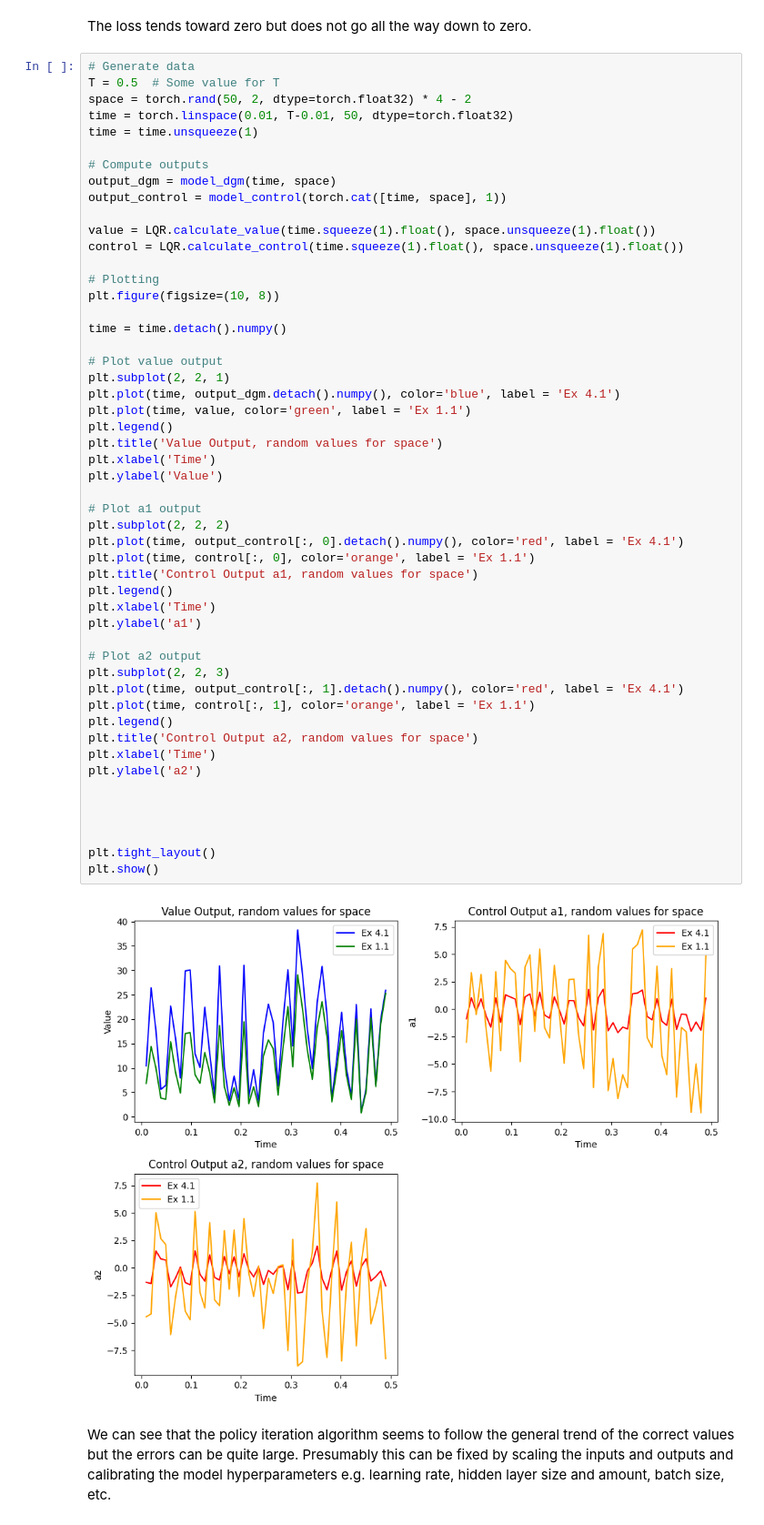
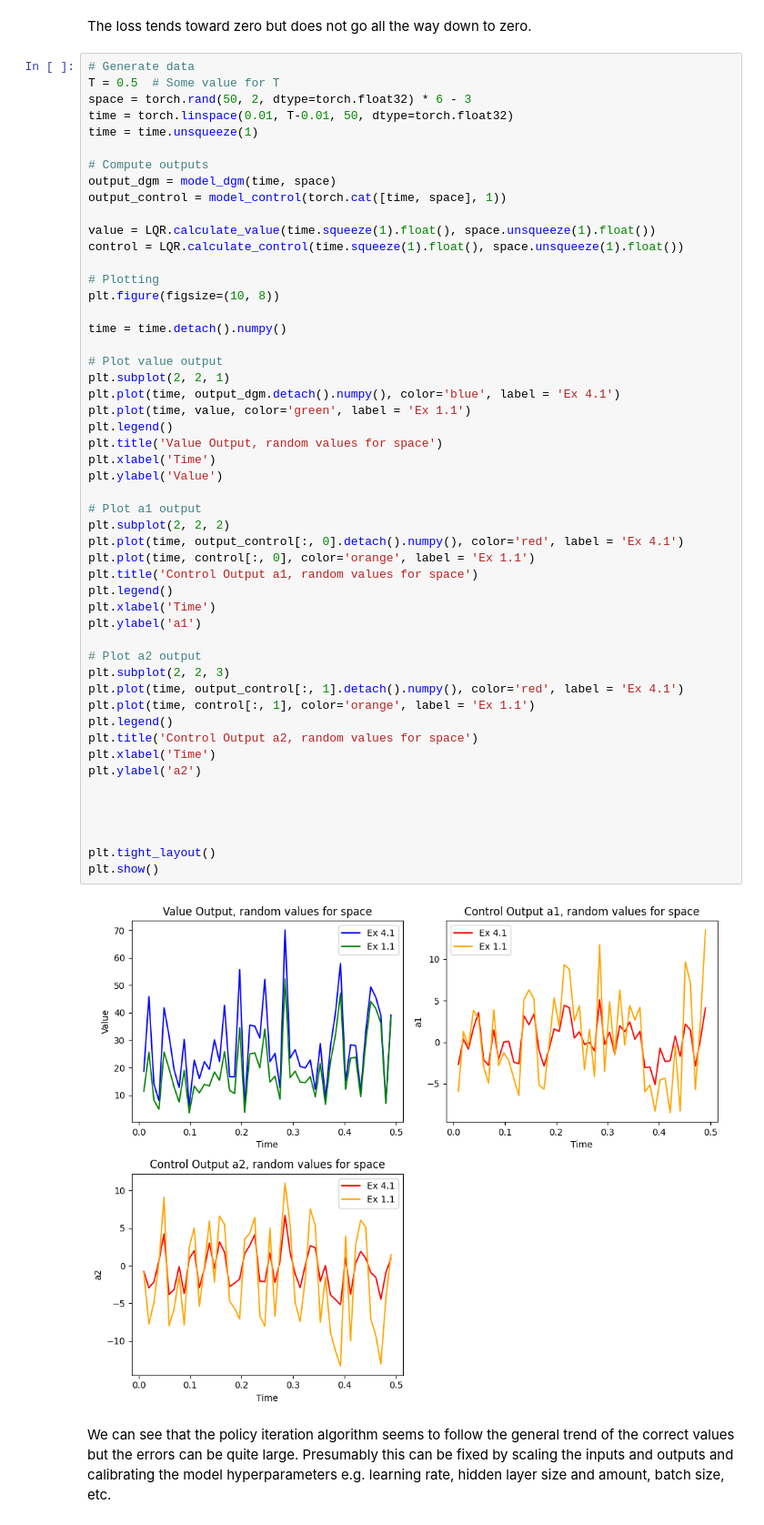
Before and after one commit to axelk99/SCDAA, a Jupyter notebook: Main.ipynb, the cells around one changed output. Shown at 91% size. Cells and saved outputs as stored; diff of their text form.

```diff
--- a/Main.ipynb
+++ b/Main.ipynb
@@ -458,7 +458,7 @@ The loss tends toward zero but does not go all the way down to zero.
 # %%
 # Generate data
 T = 0.5  # Some value for T
-space = torch.rand(50, 2, dtype=torch.float32) * 4 - 2
+space = torch.rand(50, 2, dtype=torch.float32) * 6 - 3
 time = torch.linspace(0.01, T-0.01, 50, dtype=torch.float32)
 time = time.unsqueeze(1)
 
@@ -480,33 +480,33 @@ plt.plot(time, output_dgm.detach().numpy(), color='blue', label = 'Ex 4.1')
 plt.plot(time, value, color='green', label = 'Ex 1.1')
 plt.legend()
 plt.title('Value Output, random values for space')
 plt.xlabel('Time')
 plt.ylabel('Value')
 
 # Plot a1 output
 plt.subplot(2, 2, 2)
 plt.plot(time, output_control[:, 0].detach().numpy(), color='red', label = 'Ex 4.1')
 plt.plot(time, control[:, 0], color='orange', label = 'Ex 1.1')
 plt.title('Control Output a1, random values for space')
 plt.legend()
 plt.xlabel('Time')
 plt.ylabel('a1')
 
 # Plot a2 output
 plt.subplot(2, 2, 3)
 plt.plot(time, output_control[:, 1].detach().numpy(), color='red', label = 'Ex 4.1')
 plt.plot(time, control[:, 1], color='orange', label = 'Ex 1.1')
 plt.legend()
 plt.title('Control Output a2, random values for space')
 plt.xlabel('Time')
 plt.ylabel('a2')
 
 
 
 
 plt.tight_layout()
 plt.show()
 # %% [output]
-[figure, old version]
+[figure, new version]
 # %% [markdown]
 We can see that the policy iteration algorithm seems to follow the general trend of the correct values but the errors can be quite large. Presumably this can be fixed by scaling the inputs and outputs and calibrating the model hyperparameters e.g. learning rate, hidden layer size and amount, batch size, etc.
```
Also changed, not shown: parts of 5 cells of this notebook.
